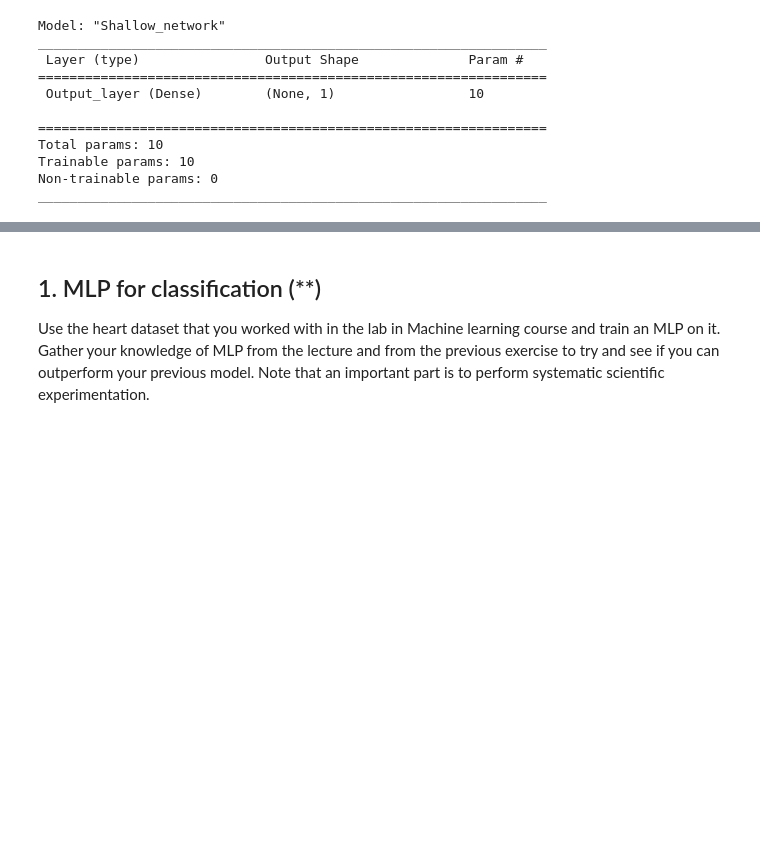
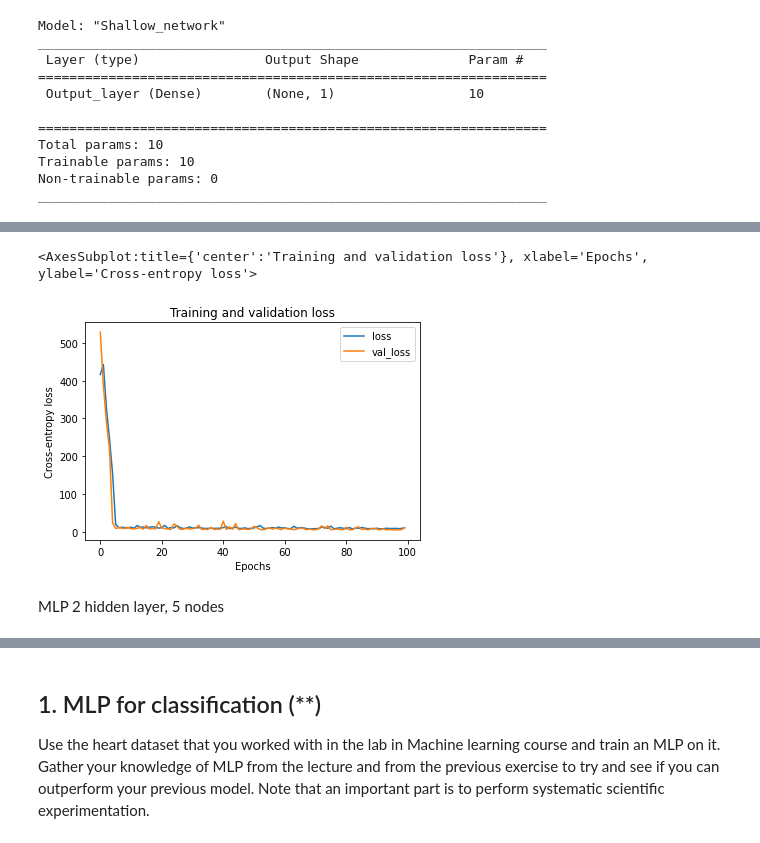
Before and after one commit to cooperhankun/Deep_learning, a Jupyter notebook: E0-MLP.ipynb, the cells around one changed output, grey strips where cells are left out. Cells and saved outputs as stored; diff of their text form; code cells hidden in the pictures; blank space fills up the shorter version.

```diff
--- a/E0-MLP.ipynb
+++ b/E0-MLP.ipynb
@@ -212,0 +228,9 @@ _________________________________________________________________
+# %%
+model_1 = Sequential(name = "MLP_initial")
+model_1.add(InputLayer(X.shape[1], name = "Input_layer"))
+model_1.add(Dense(9, name = "Hidden_layer1", activation="relu"))
+model_1.add(Dense(9, name = "Hidden_layer2", activation="relu"))
+
+model_1.add(Dense(1, name = "Output_layer"))
+model_1.compile(loss ="mean_squared_error", optimizer=SGD(learning_rate=.01))
+model_1.summary()
@@ -212,0 +253,2 @@ _________________________________________________________________
+# %%
+model_1.fit(scaled_X_train, y_train, epochs = 100, validation_data=(scaled_X_val, y_valid), verbose = 1)
@@ -212,0 +274,8 @@ _________________________________________________________________
+# %%
+pd.DataFrame(model_1.history.history).plot(xlabel="Epochs",
+                                         ylabel="Cross-entropy loss", title="Training and validation loss")
+# %% [output]
+<AxesSubplot:title={'center':'Training and validation loss'}, xlabel='Epochs', ylabel='Cross-entropy loss'>
+[figure, added]
+# %% [markdown]
+MLP 2 hidden layer, 5 nodes
```
Also changed, not shown: parts of 9 cells of this notebook, 1 other file.
